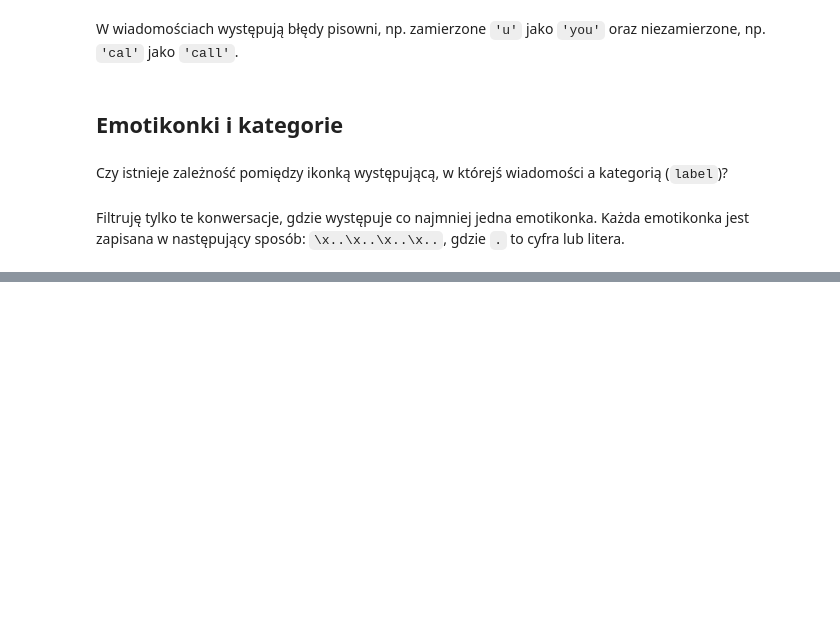
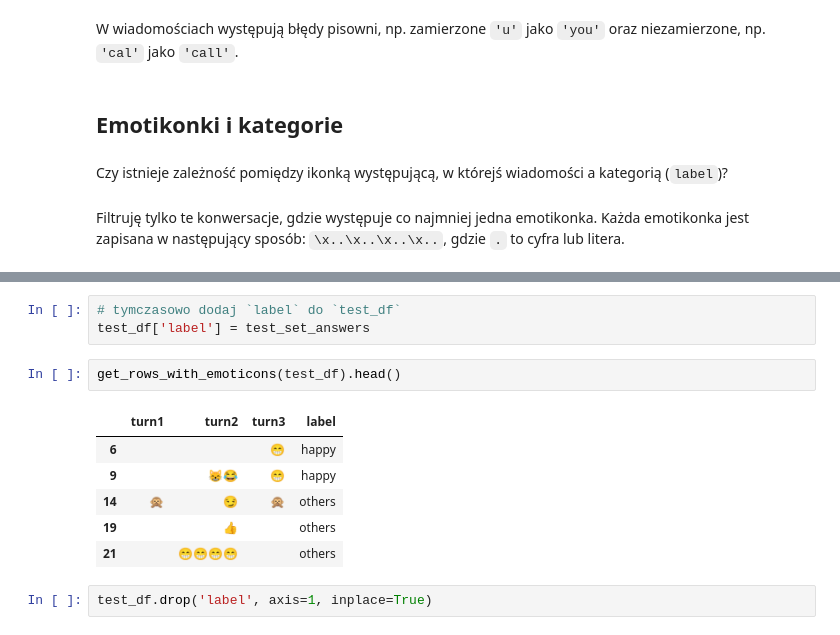
Before and after one commit to balkon16/EmoContext, a Jupyter notebook: EmoContext_EDA.ipynb, the cells around one changed output, grey strips where cells are left out. Saved outputs shown, nothing was run; the diff lists cells and outputs as text; blank space fills up the shorter version.

```diff
--- a/EmoContext_EDA.ipynb
+++ b/EmoContext_EDA.ipynb
@@ -498,0 +512,14 @@ re.match(emoji_pattern, testing_row['turn1']).group(0)
+# %%
+# tymczasowo dodaj `label` do `test_df`
+test_df['label'] = test_set_answers
+# %%
+get_rows_with_emoticons(test_df).head()
+# %% [output]
+|  | turn1 | turn2 | turn3 | label |
+| 6 |  |  | 😁 | happy |
+| 9 |  | 😸😂 | 😁 | happy |
+| 14 | 🙊 | 😏 | 🙊 | others |
+| 19 |  | 👍 |  | others |
+| 21 |  | 😁😁😁😁 |  | others |
+# %%
+test_df.drop('label', axis=1, inplace=True)
```
Also changed, not shown: parts of 37 cells of this notebook.
